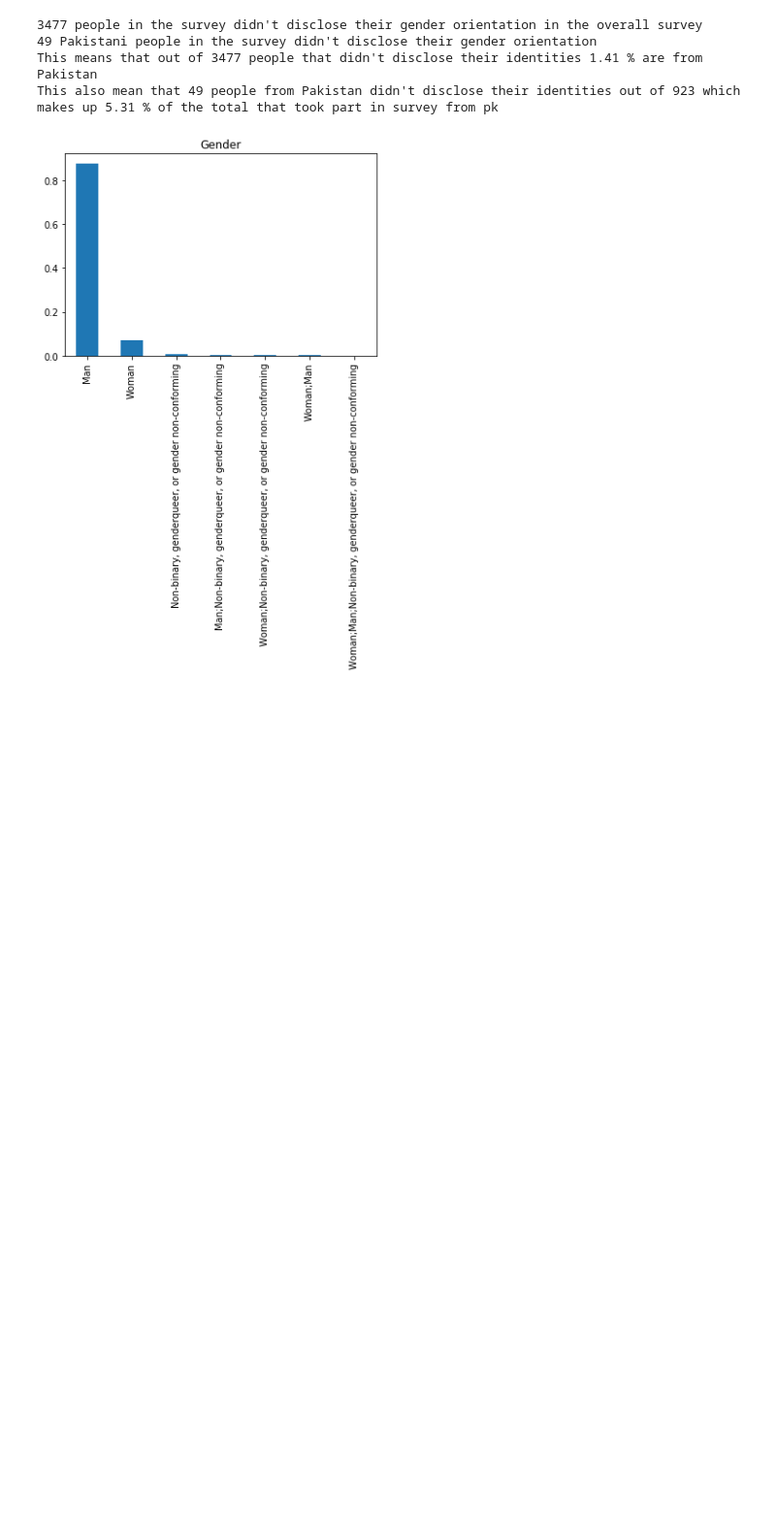
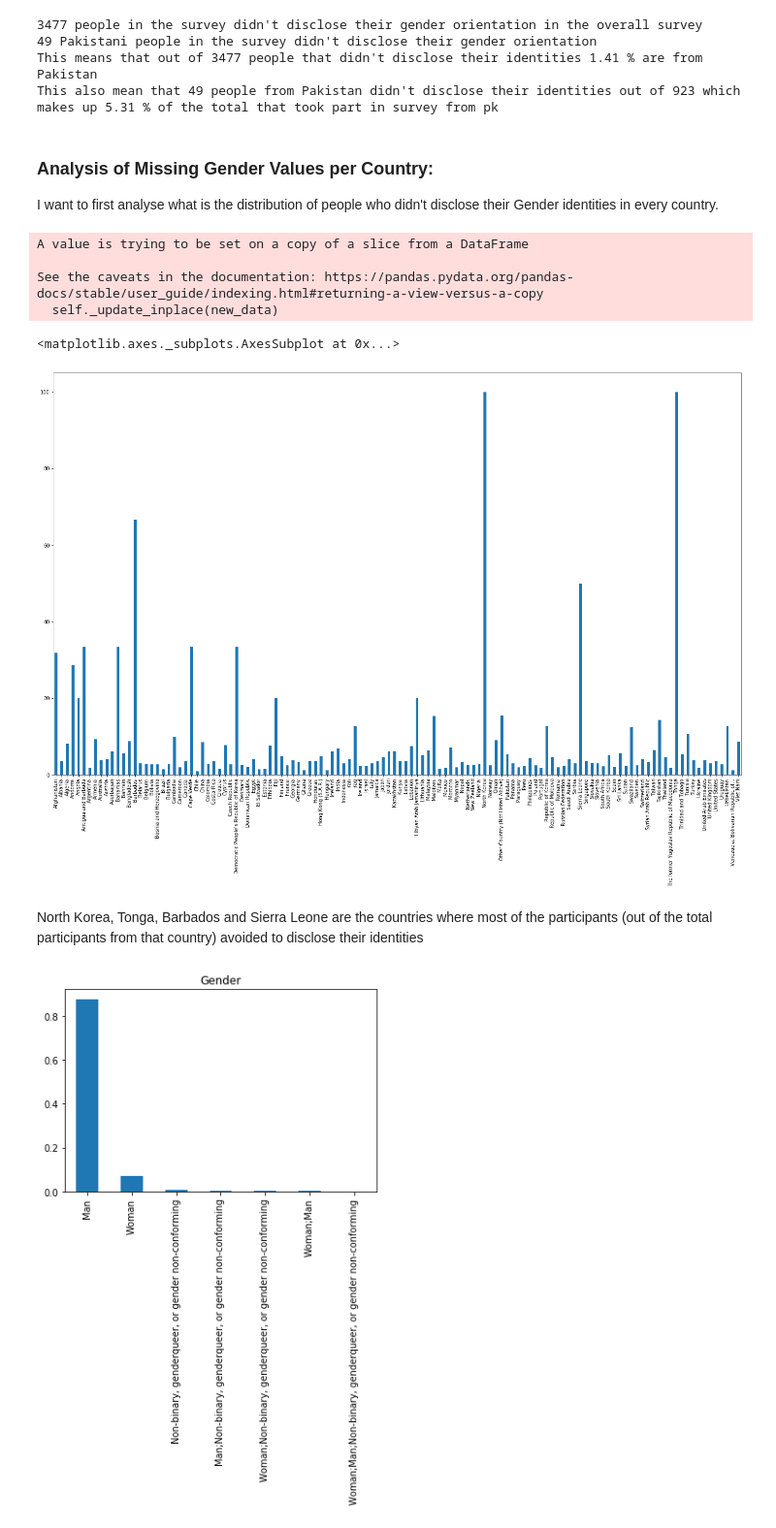
Before and after one commit to Evaggelou/stackoverflow_2019_insights, a Jupyter notebook: StackOverflow_Survey_Insights_Code.ipynb, the cells around one changed output. Shown at 97% size. Drawn from its saved outputs; the diff is of its cells as text; code cells hidden in the pictures; blank space fills up the shorter version.

Commit message:
Added Analysis of percentage of gender=NaN per country
Added Analysis of percentage of participants who didn't disclose gender per country

```diff
--- a/StackOverflow_Survey_Insights_Code.ipynb
+++ b/StackOverflow_Survey_Insights_Code.ipynb
@@ -86,6 +86,30 @@ print("This also mean that {} people from Pakistan didn't disclose their identit
 49 Pakistani people in the survey didn't disclose their gender orientation
 This means that out of 3477 people that didn't disclose their identities 1.41 % are from Pakistan
 This also mean that 49 people from Pakistan didn't disclose their identities out of 923 which makes up 5.31 % of the total that took part in survey from pk
+# %% [markdown]
+###  Analysis of Missing Gender Values per Country:
+I want to first analyse what is the distribution of people who didn't disclose their Gender identities in every country.
+# %%
+null_gender = survey[survey['Gender'].isnull()] # getting datasdet where Gender=NaN
+null_gender["Gender"].fillna(1, inplace = True) # filling 1 instead of NaN for the count in next line of code
+freq = null_gender.groupby('Country')['Gender'].count().rename('NullCount') # Number of NaN in Gender Column per country
+survey_fill1 = survey.copy()
+survey_fill1["Gender"].fillna(1, inplace = True)
+freq_full =survey_fill1.groupby('Country')['Gender'].count().rename('Totalcount')
+total_freq = pd.concat([freq, freq_full], axis=1)
+total_freq = total_freq.dropna(how='any',axis=0)
+total_freq['null_percent'] = total_freq.apply(lambda row: round((row.NullCount*100) /row.Totalcount, 2) , axis = 1)
+total_freq['null_percent'].plot(kind='bar', figsize=(25,15))
+# ax.set_ylabel("Percentage of Gender= NaN per country")
+# %% [output]
+A value is trying to be set on a copy of a slice from a DataFrame
+
+See the caveats in the documentation: https://pandas.pydata.org/pandas-docs/stable/user_guide/indexing.html#returning-a-view-versus-a-copy
+  self._update_inplace(new_data)
+<matplotlib.axes._subplots.AxesSubplot at 0x...>
+[figure, added]
+# %% [markdown]
+North Korea, Tonga, Barbados and Sierra Leone are the countries where most of the participants (out of the total participants from that country) avoided to disclose their identities
 # %%
 #visualising the data
 (survey.Gender.value_counts()/survey.shape[0]).plot(kind="bar");
```
Also changed, not shown: parts of 3 cells of this notebook.
